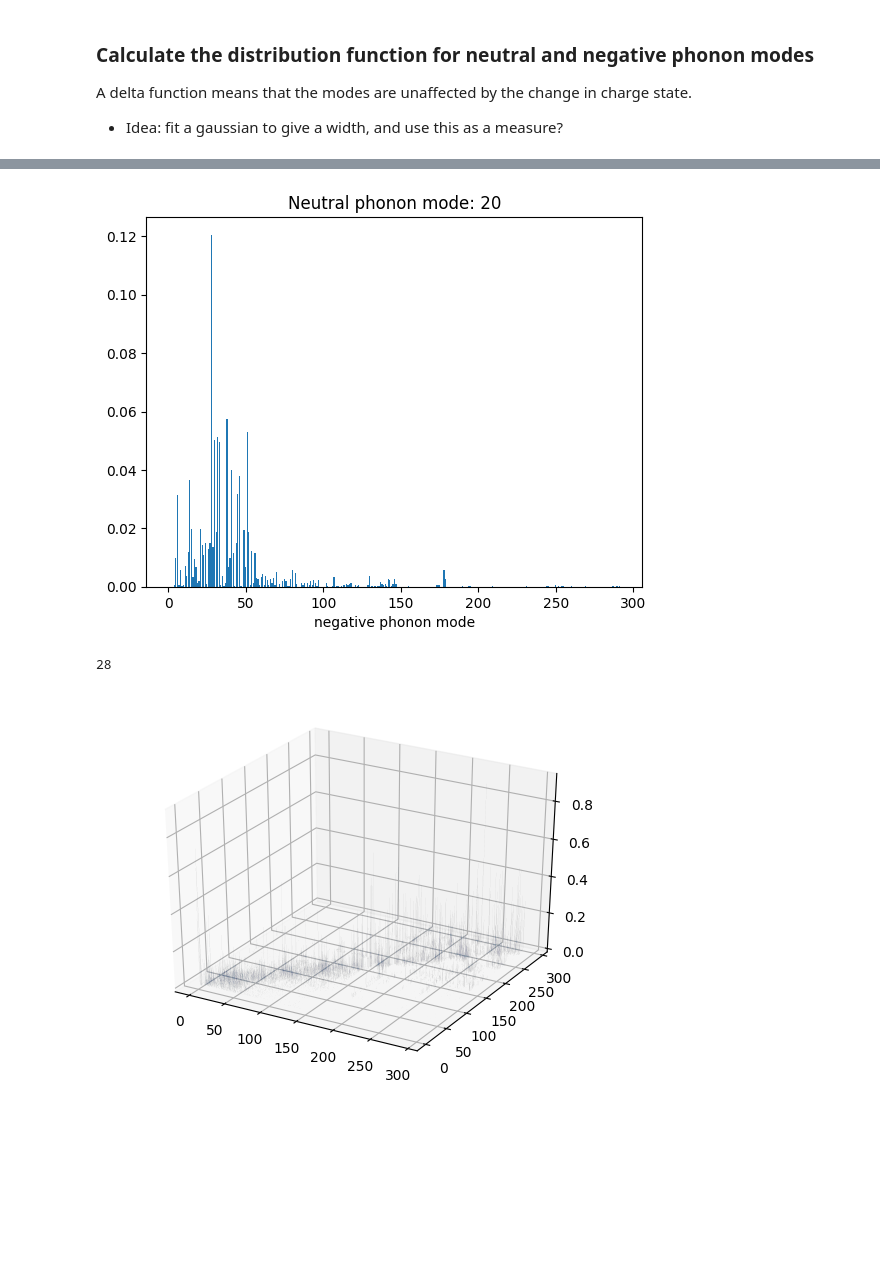
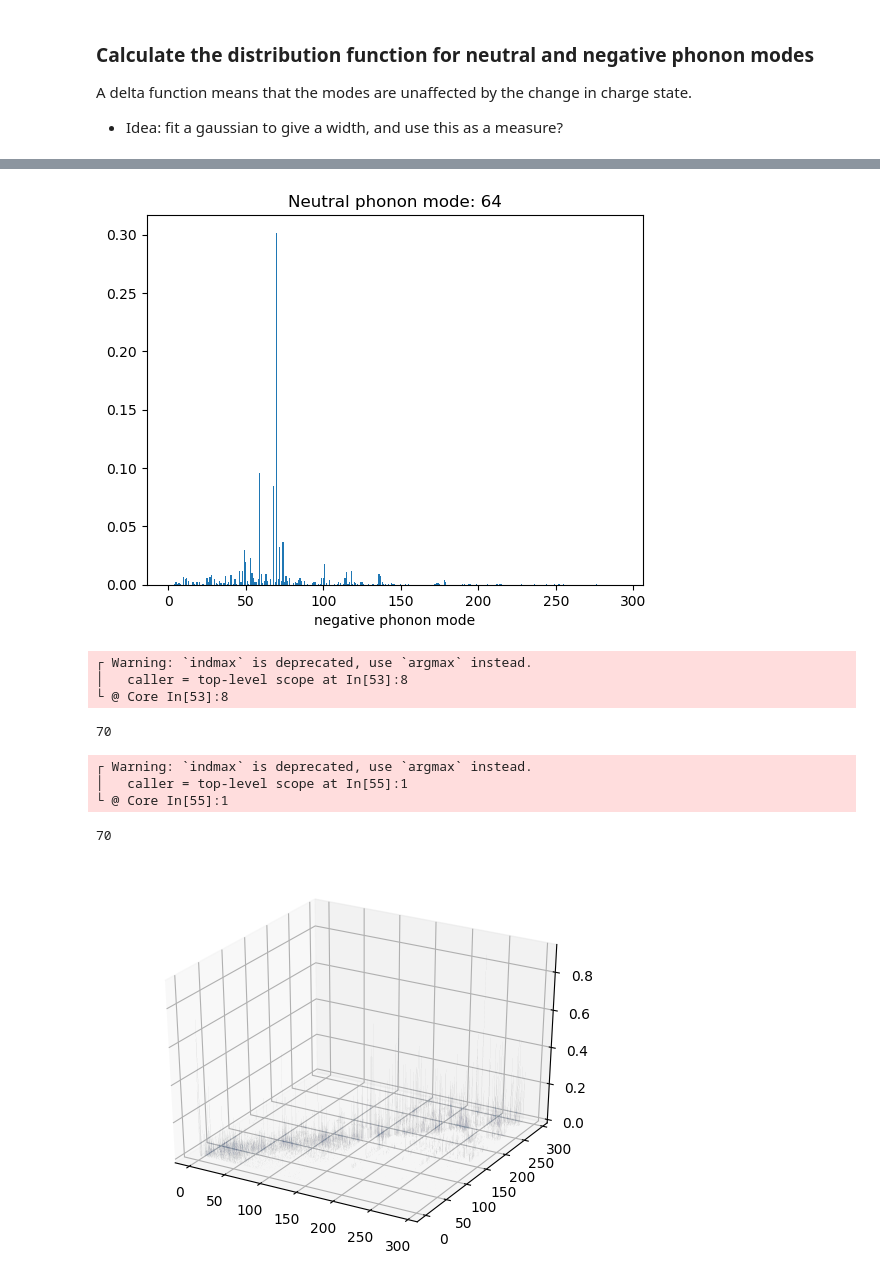
Before and after one commit to lucydot/Julia-Phonons, a Jupyter notebook: Notebook.ipynb, the cells around one changed output, grey strips where cells are left out. Drawn from its saved outputs; the diff is of its cells as text; code cells hidden in the pictures; blank space fills up the shorter version.

```diff
--- a/Notebook.ipynb
+++ b/Notebook.ipynb
@@ -155,16 +254,24 @@ distribution_function = reshape(distribution_function,3*poscar_negative.natoms,3
 # %%
 ## this tells us which modes have shifted up or down in energy
 
-i=20
+i=64
 
 PyPlot.bar(1:3*poscar_negative.natoms,distribution_function[:,i])
 PyPlot.xlabel("negative phonon mode")
 PyPlot.title(string("Neutral phonon mode: ",i))
-
-indmax(distribution_function[:,i])
 # %% [output]
-[figure, old version]
+[figure, new version]
-28
+┌ Warning: `indmax` is deprecated, use `argmax` instead.
+│   caller = top-level scope at In[53]:8
+└ @ Core In[53]:8
+70
+# %%
+indmax(distribution_function[:,i])
+# %% [output]
+┌ Warning: `indmax` is deprecated, use `argmax` instead.
+│   caller = top-level scope at In[55]:1
+└ @ Core In[55]:1
+70
 # %%
 # Plot in 3D
 # not much documentation, this prob most useful: https://matplotlib.org/gallery/mplot3d/3d_bars.html
```
Also changed, not shown: parts of 14 cells of this notebook.
